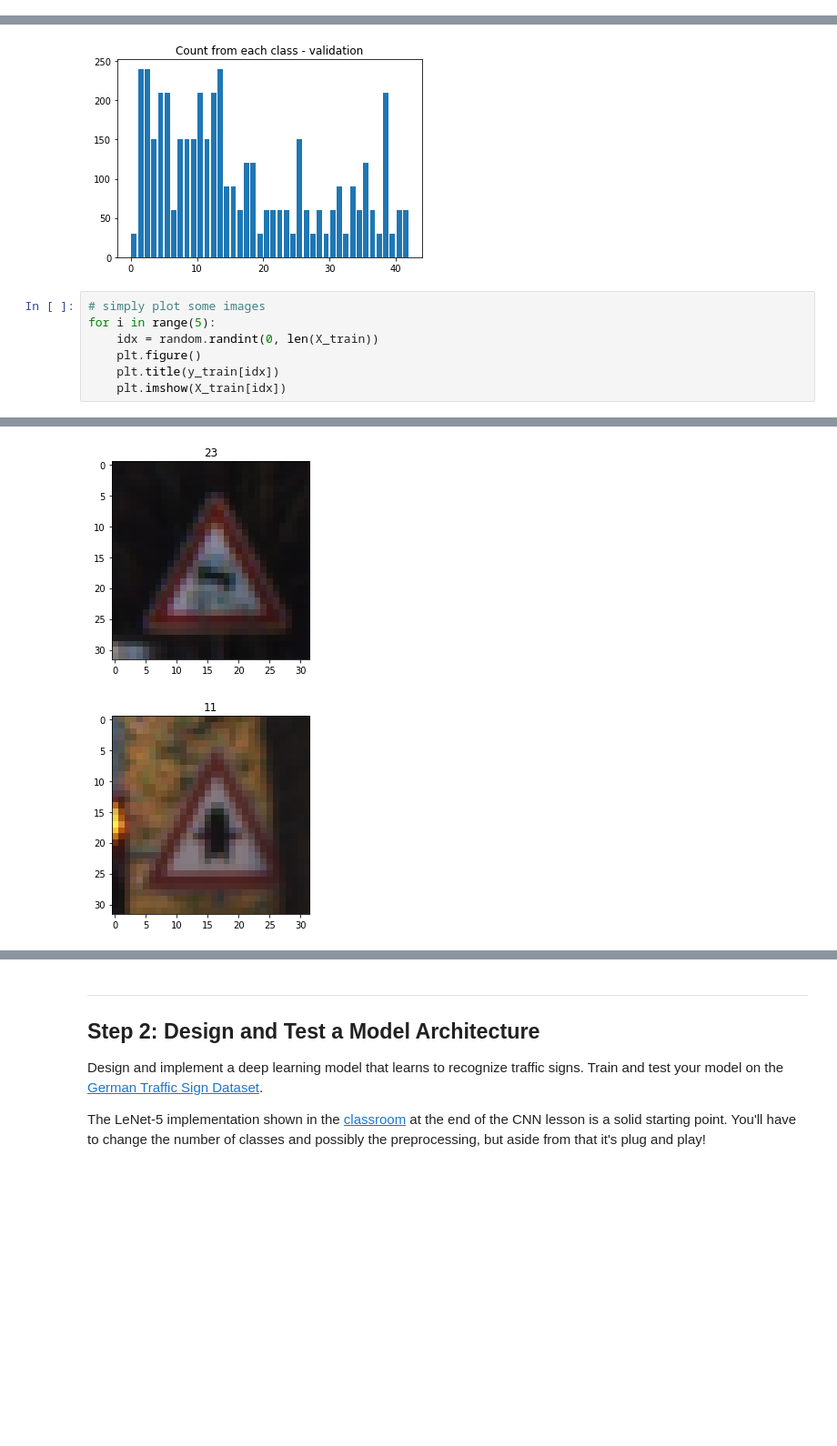
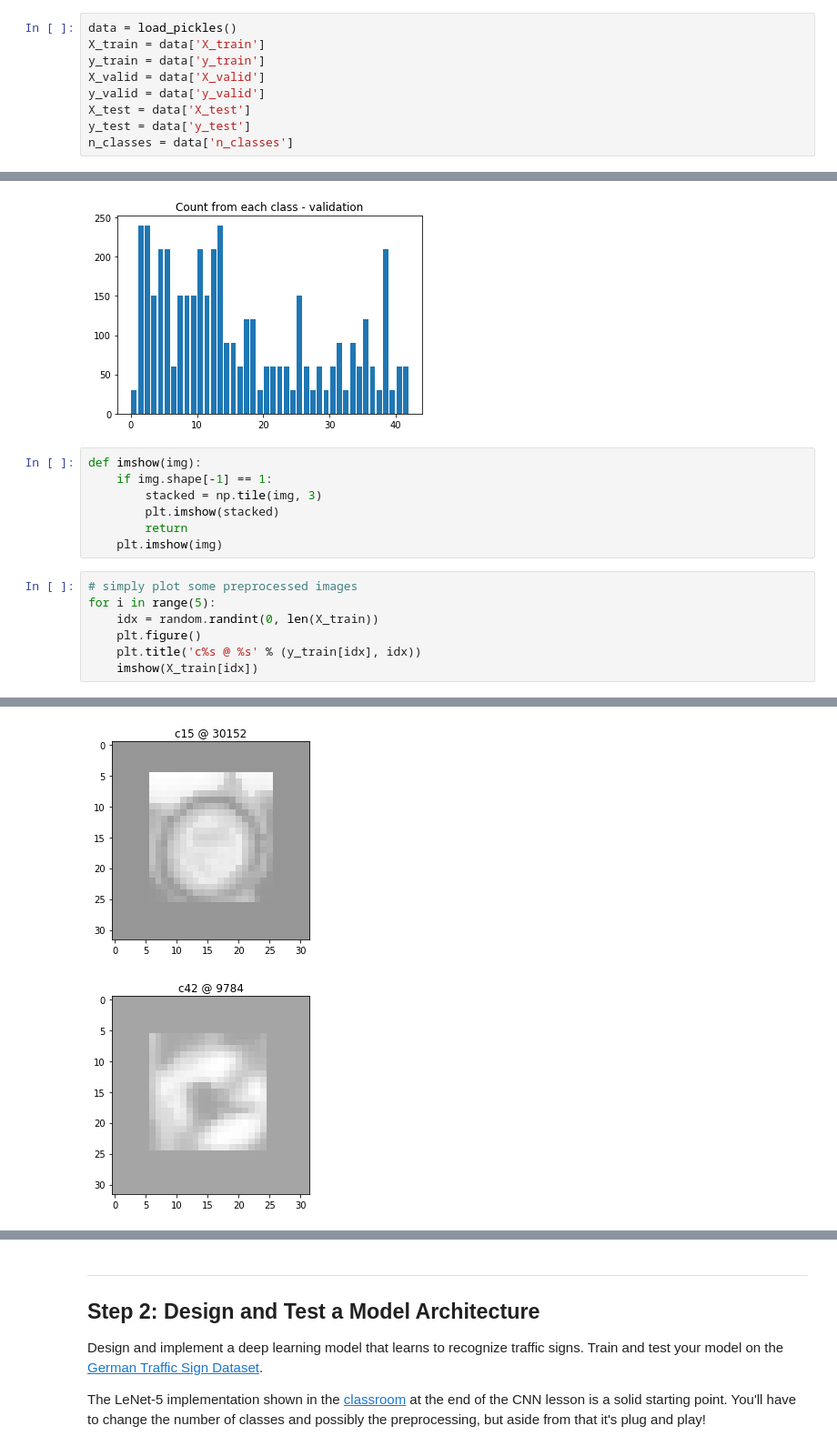
Before and after one commit to moomou/CarND-Traffic-Sign-Classifier-Project, a Jupyter notebook: Traffic_Sign_Classifier.ipynb, the cells around one changed output, grey strips where cells are left out. Shown at 91% size. Drawn from its saved outputs; the diff is of its cells as text; blank space fills up the shorter version.

```diff
--- a/Traffic_Sign_Classifier.ipynb
+++ b/Traffic_Sign_Classifier.ipynb
@@ -45,0 +36,9 @@ X_test, y_test = test['features'], test['labels']
+# %%
+data = load_pickles()
+X_train = data['X_train']
+y_train = data['y_train']
+X_valid = data['X_valid']
+y_valid = data['y_valid']
+X_test = data['X_test']
+y_test = data['y_test']
+n_classes = data['n_classes']
@@ -136,11 +137,18 @@ plt.title('Count from each class - validation')
 [figure]
 [figure]
 [figure]
+# %%
+def imshow(img):
+    if img.shape[-1] == 1:
+        stacked = np.tile(img, 3)
+        plt.imshow(stacked)
+        return
+    plt.imshow(img)
 # %%
-# simply plot some images
+# simply plot some preprocessed images
 for i in range(5):
     idx = random.randint(0, len(X_train))
     plt.figure()
-    plt.title(y_train[idx])
-    plt.imshow(X_train[idx])
+    plt.title('c%s @ %s' % (y_train[idx], idx))
+    imshow(X_train[idx])
 # %% [output]
@@ -150,2 +158,2 @@ for i in range(5):
-[figure, old version]
+[figure, new version]
-[figure, old version]
+[figure, new version]
```
Also changed, not shown: parts of 22 cells of this notebook, 5 other files.
